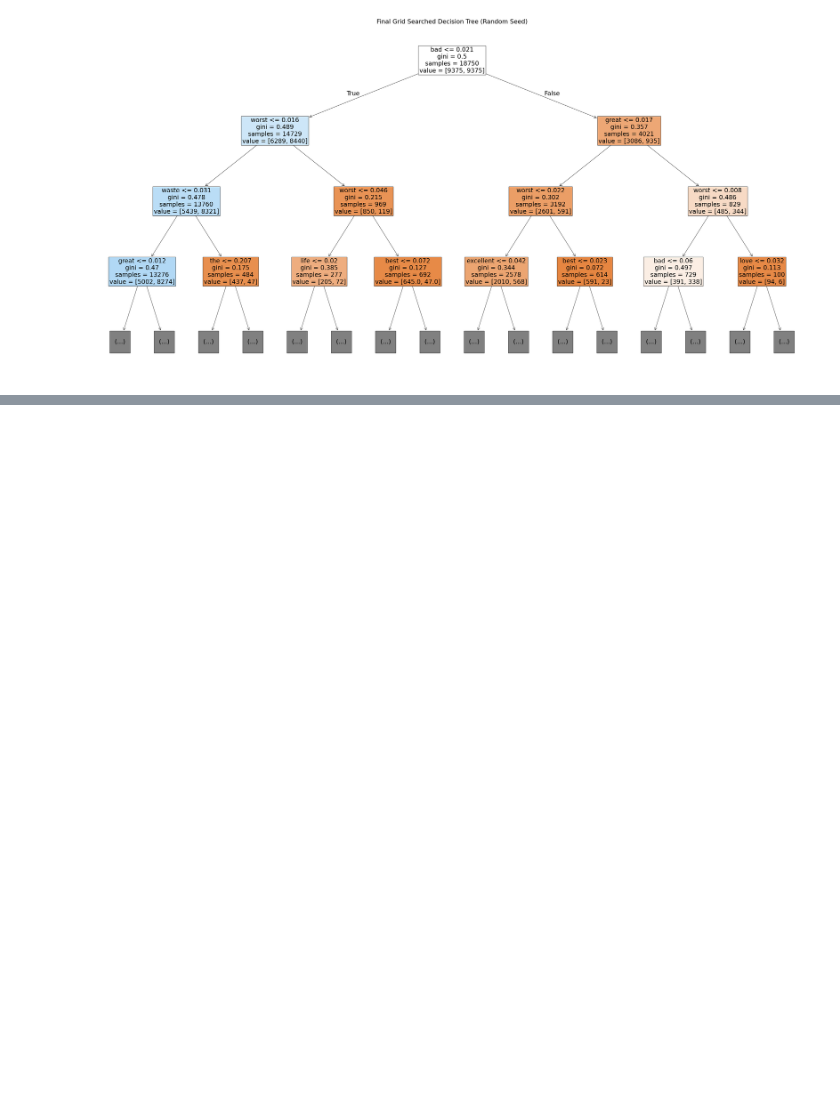
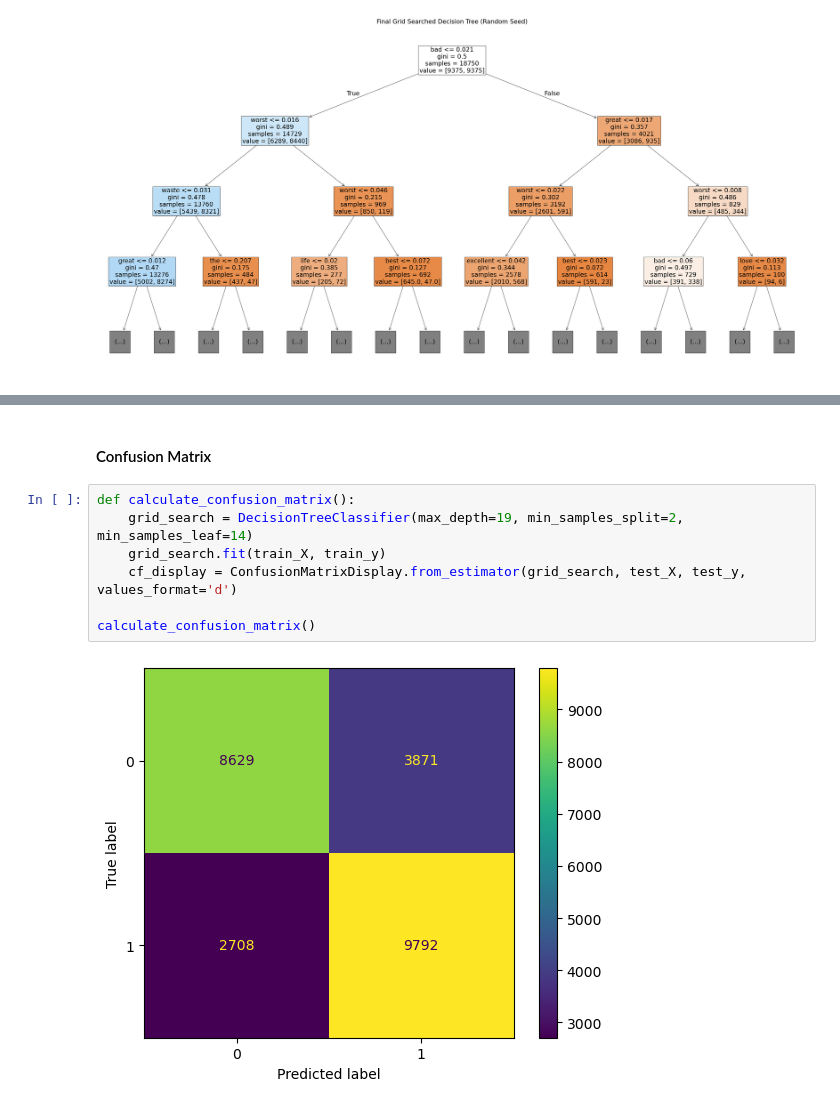
Before and after one commit to codyh587/compsci-178, a Jupyter notebook: decision_tree.ipynb, the cells around one changed output, grey strips where cells are left out. Cells and saved outputs as stored; diff of their text form; blank space fills up the shorter version.

```diff
--- a/decision_tree.ipynb
+++ b/decision_tree.ipynb
@@ -317,0 +345,11 @@ plt.show()
+# %% [markdown]
+#### Confusion Matrix
+# %%
+def calculate_confusion_matrix():
+    grid_search = DecisionTreeClassifier(max_depth=19, min_samples_split=2, min_samples_leaf=14)
+    grid_search.fit(train_X, train_y)
+    cf_display = ConfusionMatrixDisplay.from_estimator(grid_search, test_X, test_y, values_format='d')
+
+calculate_confusion_matrix()
+# %% [output]
+[figure, added]
```
Also changed, not shown: parts of 3 cells of this notebook.
